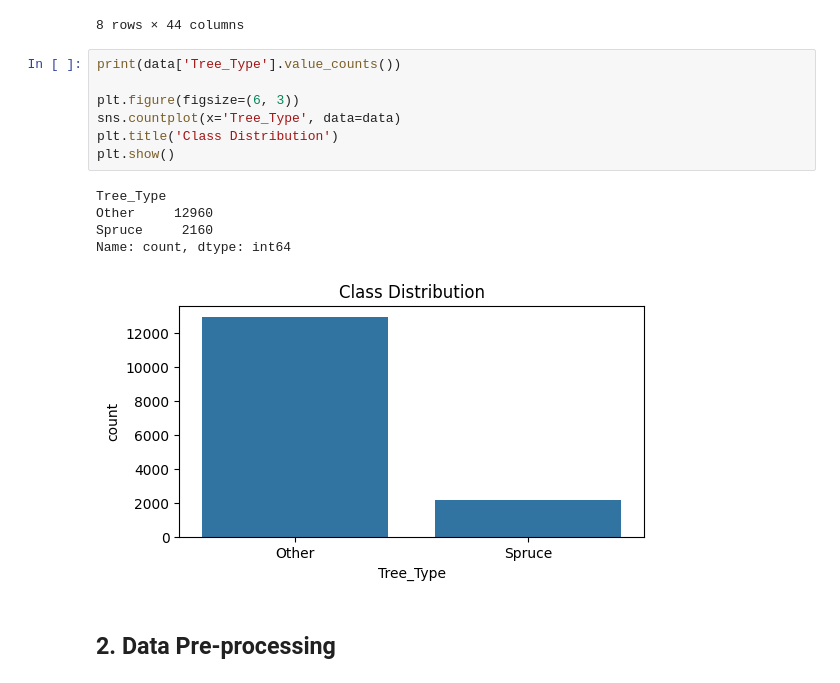
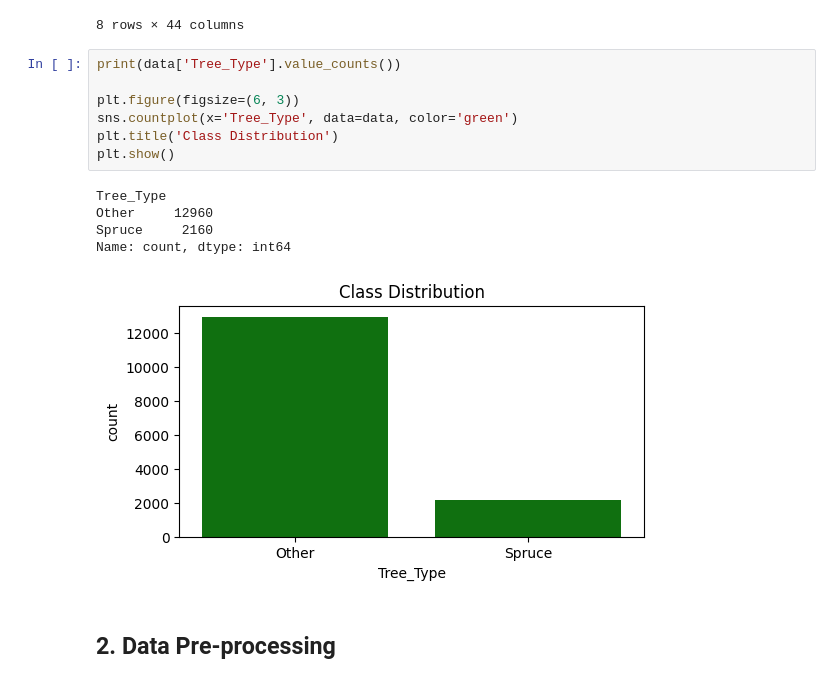
Before and after one commit to leonor-f/AIprojects, a Jupyter notebook: proj2/spruce_tree.ipynb, the cells around one changed output. Drawn from its saved outputs; the diff is of its cells as text.

```diff
--- a/proj2/spruce_tree.ipynb
+++ b/proj2/spruce_tree.ipynb
@@ -62,16 +62,16 @@ data.describe()
 # %%
 print(data['Tree_Type'].value_counts())
 
 plt.figure(figsize=(6, 3))
-sns.countplot(x='Tree_Type', data=data)
+sns.countplot(x='Tree_Type', data=data, color='green')
 plt.title('Class Distribution')
 plt.show()
 # %% [output]
 Tree_Type
 Other     12960
 Spruce     2160
 Name: count, dtype: int64
-[figure, old version]
+[figure, new version]
 # %% [markdown]
 ## 2. Data Pre-processing
 # %% [markdown]
```
Also changed, not shown: parts of 11 cells of this notebook, 5 other files.
